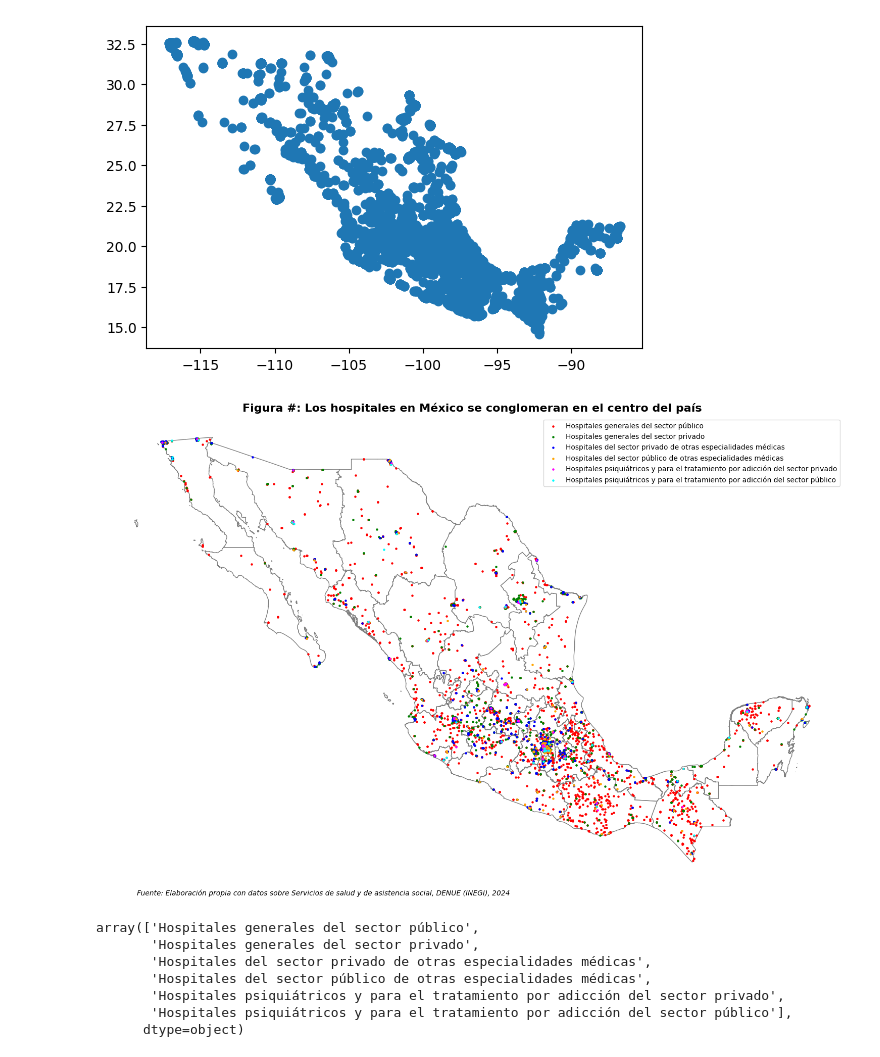
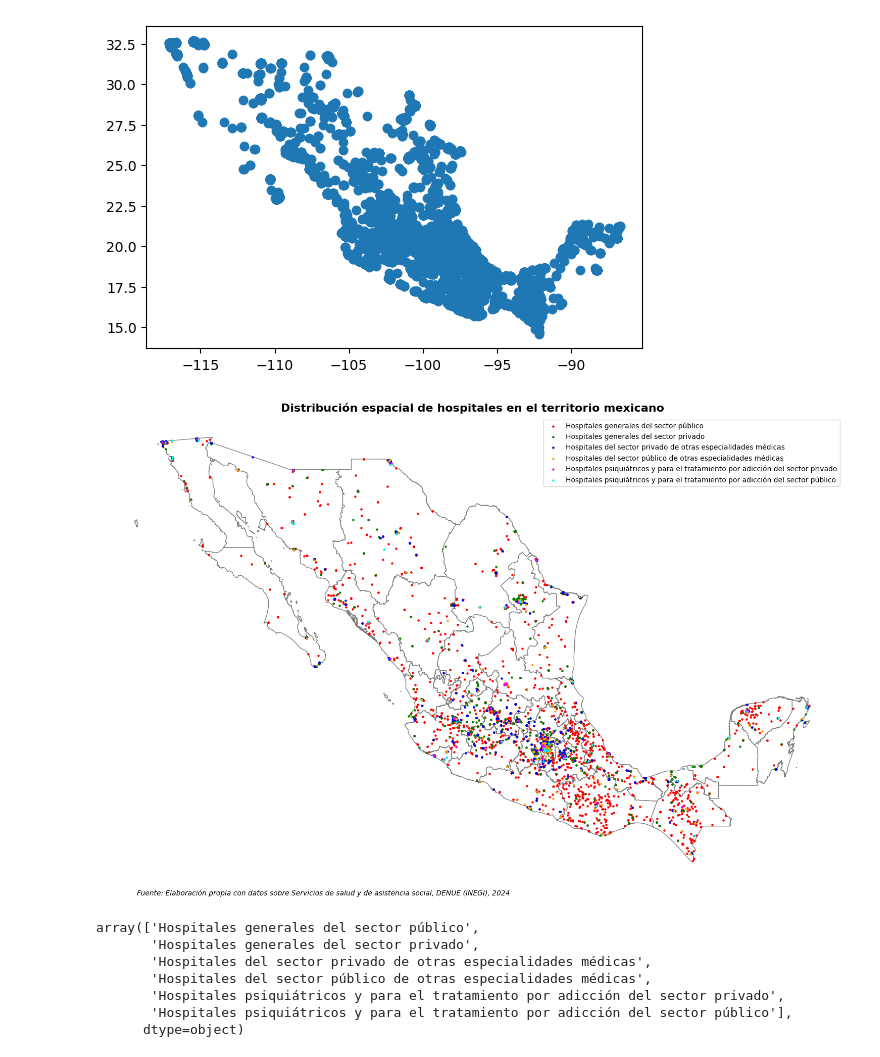
Before and after one commit to guillermoArr/Dataton_2024, a Jupyter notebook: src/puntos_interes.ipynb, the cells around one changed output. Saved outputs shown, nothing was run; the diff lists cells and outputs as text; code cells hidden in the pictures.

```diff
--- a/src/puntos_interes.ipynb
+++ b/src/puntos_interes.ipynb
@@ -568,24 +568,24 @@ data_hospitales.plot()
 # %%
 fig, ax = plt.subplots(figsize=(15,10))
 mexico.plot(ax=ax, color = 'white', edgecolor='gray')
 # secciones.to_crs(data_hospitales.crs).plot(ax=ax, color = 'white')
 
 tipo_hospitales = data_hospitales['nombre_act'].unique()
 colors = ['red', 'green', 'blue', 'orange', 'magenta', 'cyan']
 
 for category, color in zip(tipo_hospitales, colors):
     subset = data_hospitales[data_hospitales['nombre_act'] == category]
     subset.plot(ax=ax, color=color, markersize=5, label=category)
 
-ax.set_title("Figura #: Los hospitales en México se conglomeran en el centro del país", fontsize=16, fontweight='bold')
+ax.set_title("Distribución espacial de hospitales en el territorio mexicano", fontsize=16, fontweight='bold')
 plt.figtext(0.55, 0.01, "Fuente: Elaboración propia con datos sobre Servicios de salud y de asistencia social, DENUE (INEGI), 2024",
             ha="right", fontsize=10, style='italic')
 ax.set_axis_off()
 plt.legend()
 plt.tight_layout()
 plt.show()
 # %% [output]
-[figure, old version]
+[figure, new version]
 # %%
 data_hospitales['nombre_act'].unique()
 # %% [output]
```
Also changed, not shown: parts of 16 cells of this notebook, 2 other files.
